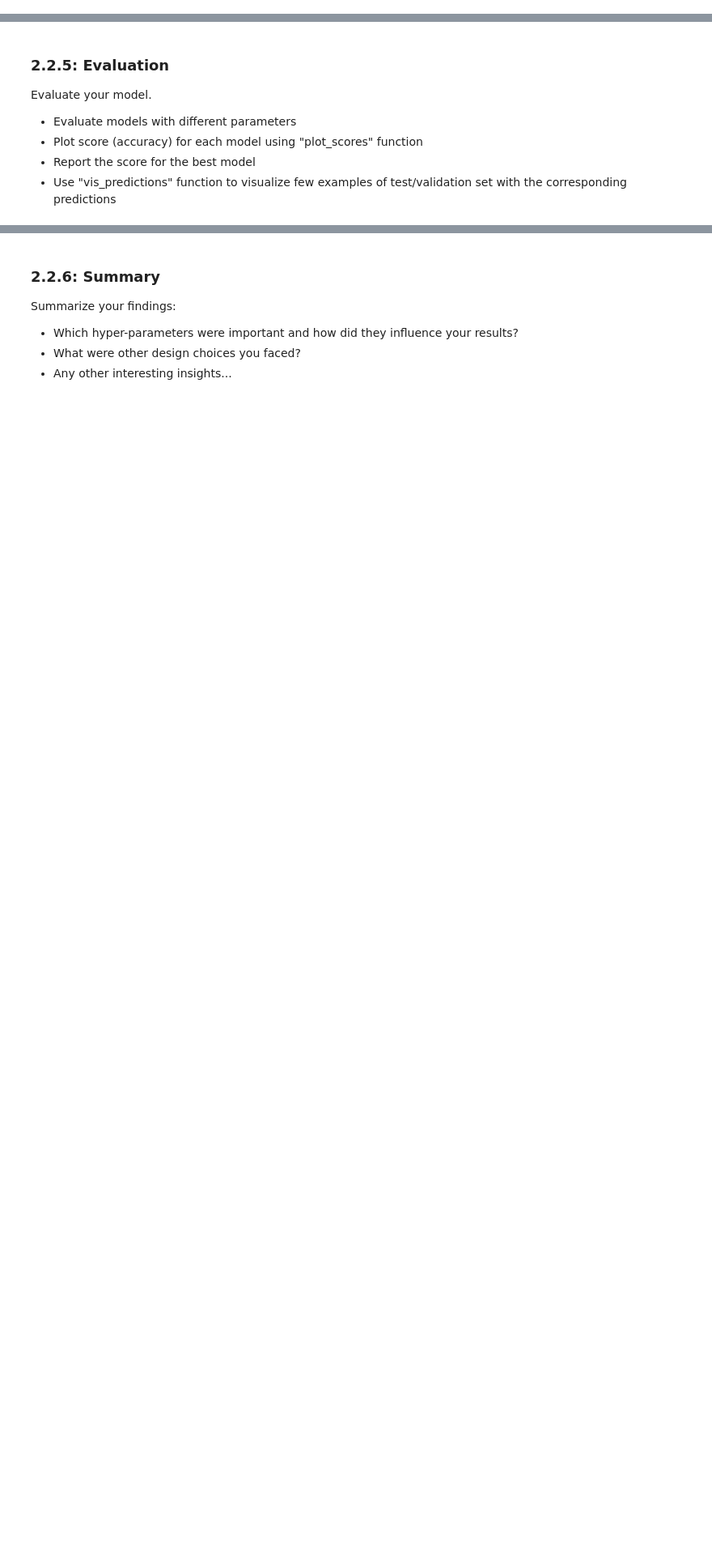
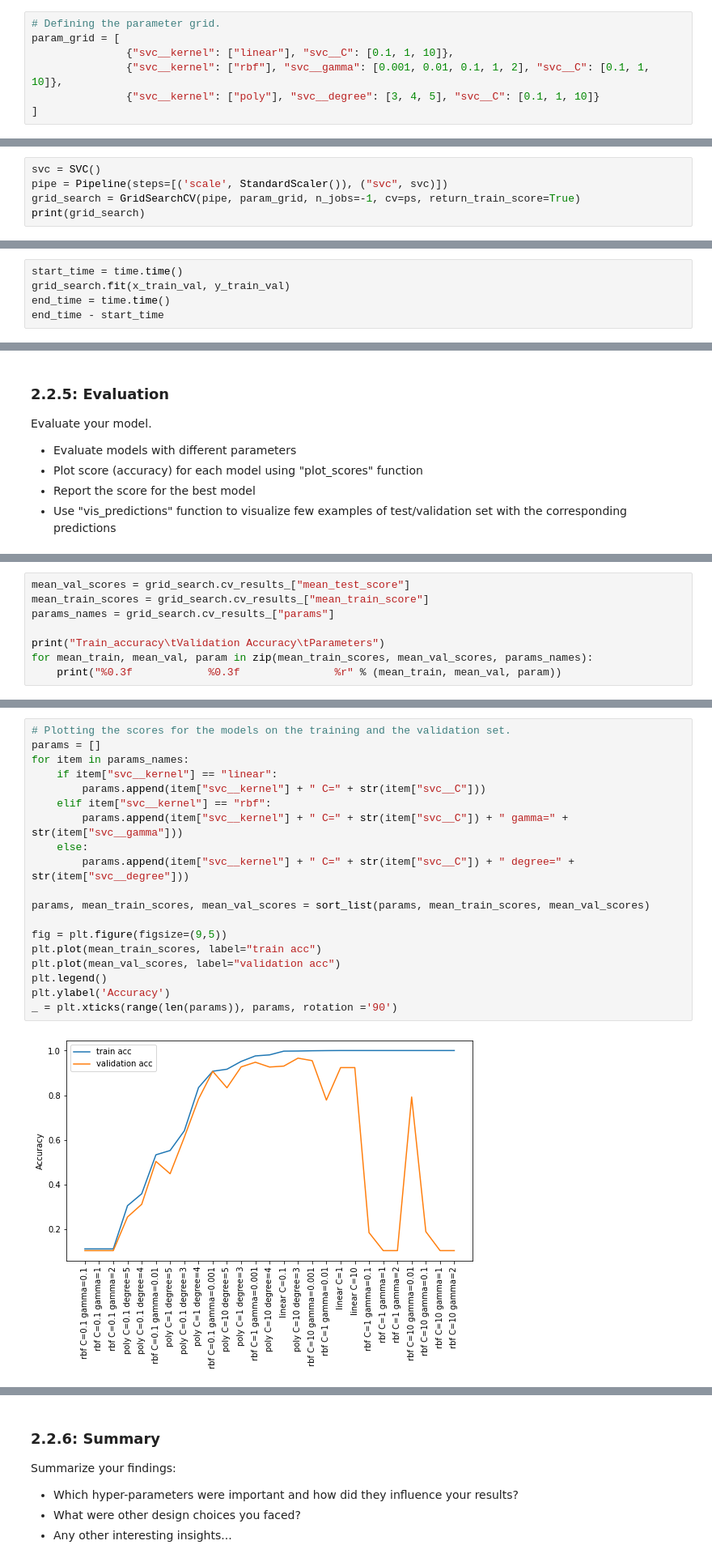
Before and after one commit to sangeet2020/MLCysec-hw, a Jupyter notebook: 2021_10_29_Task_01.ipynb.ipynb, the cells around one changed output, grey strips where cells are left out. Shown at 81% size. Saved outputs shown, nothing was run; the diff lists cells and outputs as text; blank space fills up the shorter version.

```diff
--- a/2021_10_29_Task_01.ipynb.ipynb
+++ b/2021_10_29_Task_01.ipynb.ipynb
@@ -541,2 +535,9 @@ else:
+# %%
+# Defining the parameter grid.
+param_grid = [
+               {"svc__kernel": ["linear"], "svc__C": [0.1, 1, 10]},
+               {"svc__kernel": ["rbf"], "svc__gamma": [0.001, 0.01, 0.1, 1, 2], "svc__C": [0.1, 1, 10]},
+               {"svc__kernel": ["poly"], "svc__degree": [3, 4, 5], "svc__C": [0.1, 1, 10]}
+]
 # %% [markdown]
 ### 2.2.2: Data Preprocessing
@@ -558,0 +567,5 @@ Define your model here (all hyper-parameters in 2.1.1)
+# %%
+svc = SVC()
+pipe = Pipeline(steps=[('scale', StandardScaler()), ("svc", svc)])
+grid_search = GridSearchCV(pipe, param_grid, n_jobs=-1, cv=ps, return_train_score=True)
+print(grid_search)
@@ -567,0 +592,5 @@ Define your model here (all hyper-parameters in 2.1.1)
+# %%
+start_time = time.time()
+grid_search.fit(x_train_val, y_train_val)
+end_time = time.time()
+end_time - start_time
@@ -588,0 +607,8 @@ Evaluate your model.
+# %%
+mean_val_scores = grid_search.cv_results_["mean_test_score"]
+mean_train_scores = grid_search.cv_results_["mean_train_score"]
+params_names = grid_search.cv_results_["params"]
+
+print("Train_accuracy\tValidation Accuracy\tParameters")
+for mean_train, mean_val, param in zip(mean_train_scores, mean_val_scores, params_names):
+    print("%0.3f            %0.3f               %r" % (mean_train, mean_val, param))
@@ -588,0 +633,21 @@ Evaluate your model.
+# %%
+# Plotting the scores for the models on the training and the validation set.
+params = []
+for item in params_names:
+    if item["svc__kernel"] == "linear":
+        params.append(item["svc__kernel"] + " C=" + str(item["svc__C"]))
+    elif item["svc__kernel"] == "rbf":
+        params.append(item["svc__kernel"] + " C=" + str(item["svc__C"]) + " gamma=" + str(item["svc__gamma"]))
+    else:
+        params.append(item["svc__kernel"] + " C=" + str(item["svc__C"]) + " degree=" + str(item["svc__degree"]))
+
+params, mean_train_scores, mean_val_scores = sort_list(params, mean_train_scores, mean_val_scores)
+
+fig = plt.figure(figsize=(9,5))
+plt.plot(mean_train_scores, label="train acc")
+plt.plot(mean_val_scores, label="validation acc")
+plt.legend()
+plt.ylabel('Accuracy')
+_ = plt.xticks(range(len(params)), params, rotation ='90')
+# %% [output]
+[figure, added]
```
Also changed, not shown: parts of 18 cells of this notebook.
